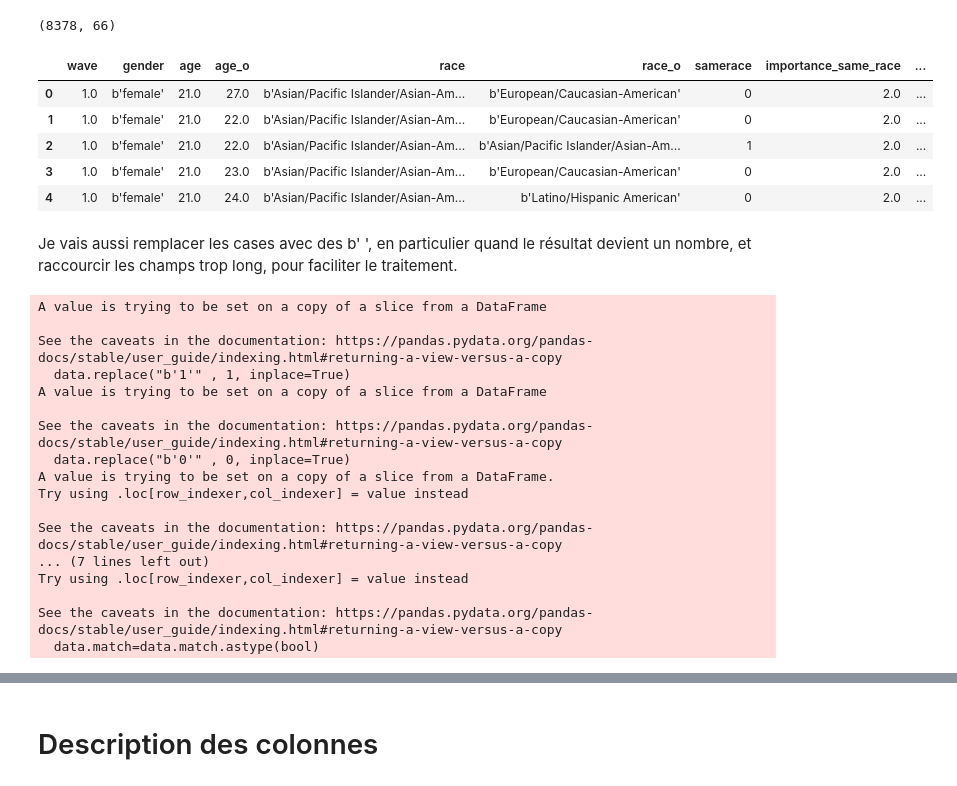
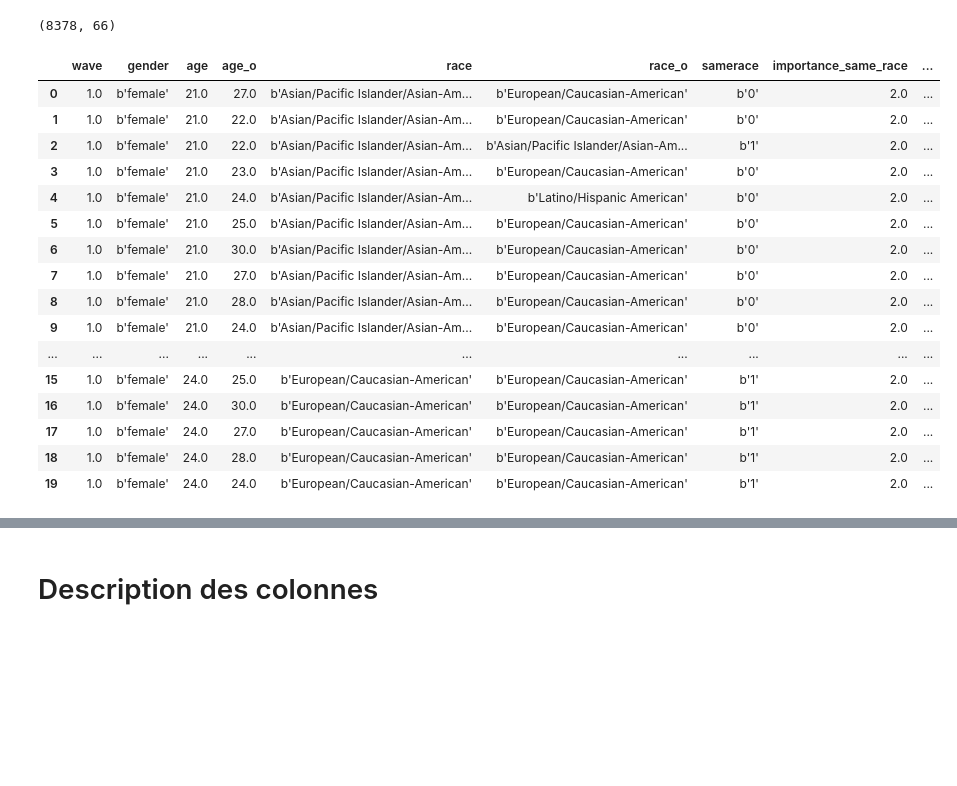
Before and after one commit to OFloyd/formation_greta, a Jupyter notebook: soutenance_17_02_speed_dating.ipynb, the cells around one changed output, grey strips where cells are left out. Cells and saved outputs as stored; diff of their text form; code cells hidden in the pictures; blank space fills up the shorter version.

```diff
--- a/soutenance_17_02_speed_dating.ipynb
+++ b/soutenance_17_02_speed_dating.ipynb
@@ -31,0 +30,3 @@ data_ini.shape
+# %%
+pd.set_option('display.max_columns', None)
+data_ini.head()
@@ -49,13 +61,22 @@ print(data.shape)
 (8378, 66)
 # %%
 pd.set_option('display.max_columns', None)
-data.head()
+data.head(20)
 # %% [output]
 |  | wave | gender | age | age_o | race | race_o | samerace | importance_same_race | ... |
-| 0 | 1.0 | b'female' | 21.0 | 27.0 | b'Asian/Pacific Islander/Asian-Am... | b'European/Caucasian-American' | 0 | 2.0 | ... |
-| 1 | 1.0 | b'female' | 21.0 | 22.0 | b'Asian/Pacific Islander/Asian-Am... | b'European/Caucasian-American' | 0 | 2.0 | ... |
-| 2 | 1.0 | b'female' | 21.0 | 22.0 | b'Asian/Pacific Islander/Asian-Am... | b'Asian/Pacific Islander/Asian-Am... | 1 | 2.0 | ... |
-| 3 | 1.0 | b'female' | 21.0 | 23.0 | b'Asian/Pacific Islander/Asian-Am... | b'European/Caucasian-American' | 0 | 2.0 | ... |
-| 4 | 1.0 | b'female' | 21.0 | 24.0 | b'Asian/Pacific Islander/Asian-Am... | b'Latino/Hispanic American' | 0 | 2.0 | ... |
+| 0 | 1.0 | b'female' | 21.0 | 27.0 | b'Asian/Pacific Islander/Asian-Am... | b'European/Caucasian-American' | b'0' | 2.0 | ... |
+| 1 | 1.0 | b'female' | 21.0 | 22.0 | b'Asian/Pacific Islander/Asian-Am... | b'European/Caucasian-American' | b'0' | 2.0 | ... |
+| 2 | 1.0 | b'female' | 21.0 | 22.0 | b'Asian/Pacific Islander/Asian-Am... | b'Asian/Pacific Islander/Asian-Am... | b'1' | 2.0 | ... |
+| 3 | 1.0 | b'female' | 21.0 | 23.0 | b'Asian/Pacific Islander/Asian-Am... | b'European/Caucasian-American' | b'0' | 2.0 | ... |
+| 4 | 1.0 | b'female' | 21.0 | 24.0 | b'Asian/Pacific Islander/Asian-Am... | b'Latino/Hispanic American' | b'0' | 2.0 | ... |
+| 5 | 1.0 | b'female' | 21.0 | 25.0 | b'Asian/Pacific Islander/Asian-Am... | b'European/Caucasian-American' | b'0' | 2.0 | ... |
+| 6 | 1.0 | b'female' | 21.0 | 30.0 | b'Asian/Pacific Islander/Asian-Am... | b'European/Caucasian-American' | b'0' | 2.0 | ... |
+| 7 | 1.0 | b'female' | 21.0 | 27.0 | b'Asian/Pacific Islander/Asian-Am... | b'European/Caucasian-American' | b'0' | 2.0 | ... |
+| 8 | 1.0 | b'female' | 21.0 | 28.0 | b'Asian/Pacific Islander/Asian-Am... | b'European/Caucasian-American' | b'0' | 2.0 | ... |
+| 9 | 1.0 | b'female' | 21.0 | 24.0 | b'Asian/Pacific Islander/Asian-Am... | b'European/Caucasian-American' | b'0' | 2.0 | ... |
+| ... | ... | ... | ... | ... | ... | ... | ... | ... | ... |
+| 15 | 1.0 | b'female' | 24.0 | 25.0 | b'European/Caucasian-American' | b'European/Caucasian-American' | b'1' | 2.0 | ... |
+| 16 | 1.0 | b'female' | 24.0 | 30.0 | b'European/Caucasian-American' | b'European/Caucasian-American' | b'1' | 2.0 | ... |
+| 17 | 1.0 | b'female' | 24.0 | 27.0 | b'European/Caucasian-American' | b'European/Caucasian-American' | b'1' | 2.0 | ... |
+| 18 | 1.0 | b'female' | 24.0 | 28.0 | b'European/Caucasian-American' | b'European/Caucasian-American' | b'1' | 2.0 | ... |
+| 19 | 1.0 | b'female' | 24.0 | 24.0 | b'European/Caucasian-American' | b'European/Caucasian-American' | b'1' | 2.0 | ... |
-# %% [markdown]
-Je vais aussi remplacer les cases avec des b' ', en particulier quand le résultat devient un nombre, et raccourcir les champs trop long, pour faciliter le traitement.
@@ -62,24 +85,3 @@ Je vais aussi remplacer les cases avec des b' ', en particulier quand le résult
 # %%
-data.replace("b'1'" , 1, inplace=True)
-data.replace("b'0'" , 0, inplace=True)
-data.decision=data.decision.astype(bool)
-data.decision_o=data.decision_o.astype(bool)
-data.match=data.match.astype(bool)
+# data.replace("b'1'" , 1, inplace=True)
+# data.replace("b'0'" , 0, inplace=True)
-# %% [output]
-A value is trying to be set on a copy of a slice from a DataFrame
-
-See the caveats in the documentation: https://pandas.pydata.org/pandas-docs/stable/user_guide/indexing.html#returning-a-view-versus-a-copy
-  data.replace("b'1'" , 1, inplace=True)
-A value is trying to be set on a copy of a slice from a DataFrame
-
-See the caveats in the documentation: https://pandas.pydata.org/pandas-docs/stable/user_guide/indexing.html#returning-a-view-versus-a-copy
-  data.replace("b'0'" , 0, inplace=True)
-A value is trying to be set on a copy of a slice from a DataFrame.
-Try using .loc[row_indexer,col_indexer] = value instead
-
-See the caveats in the documentation: https://pandas.pydata.org/pandas-docs/stable/user_guide/indexing.html#returning-a-view-versus-a-copy
-... (7 lines left out)
-Try using .loc[row_indexer,col_indexer] = value instead
-
-See the caveats in the documentation: https://pandas.pydata.org/pandas-docs/stable/user_guide/indexing.html#returning-a-view-versus-a-copy
-  data.match=data.match.astype(bool)
```
Also changed, not shown: parts of 38 cells of this notebook.
